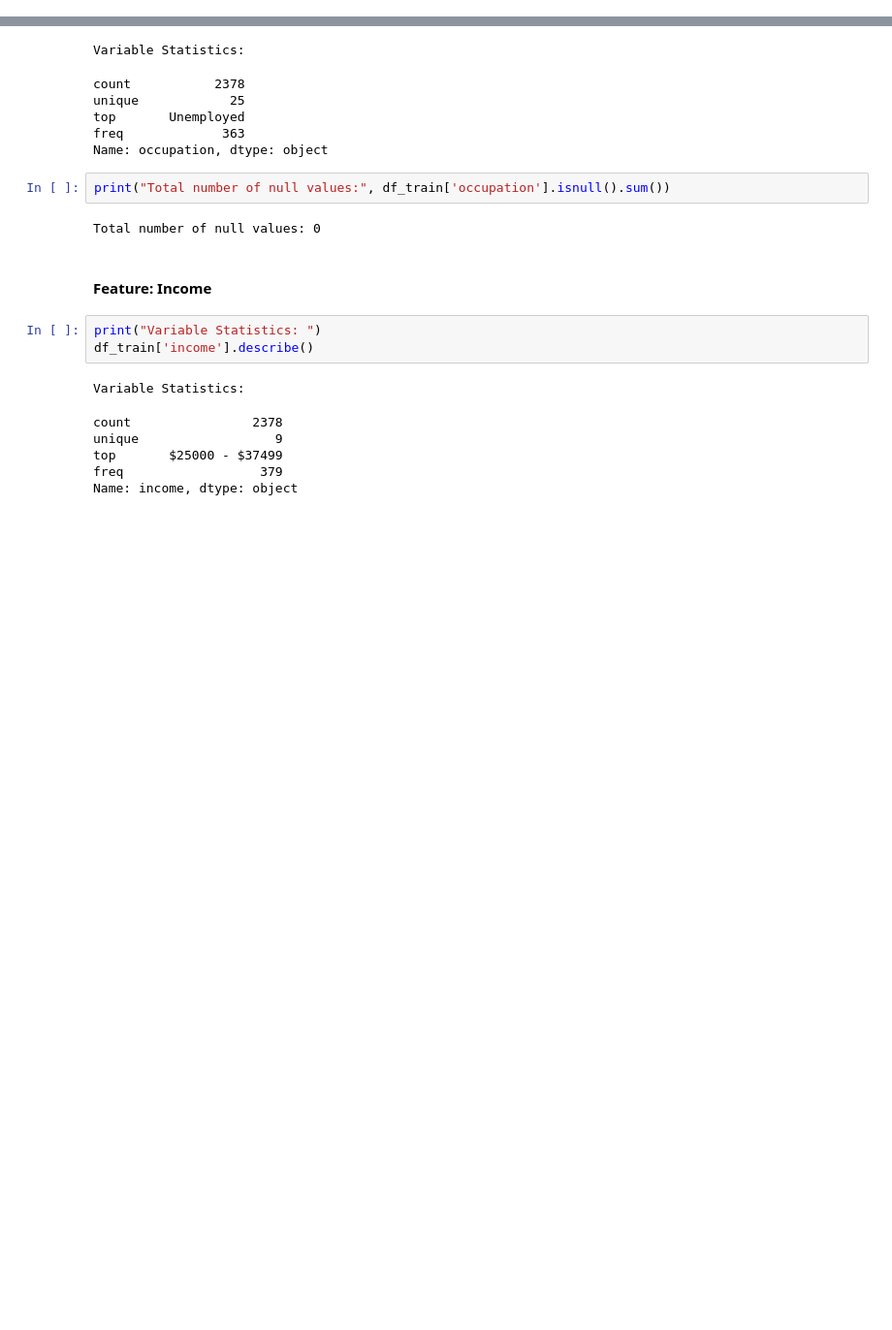
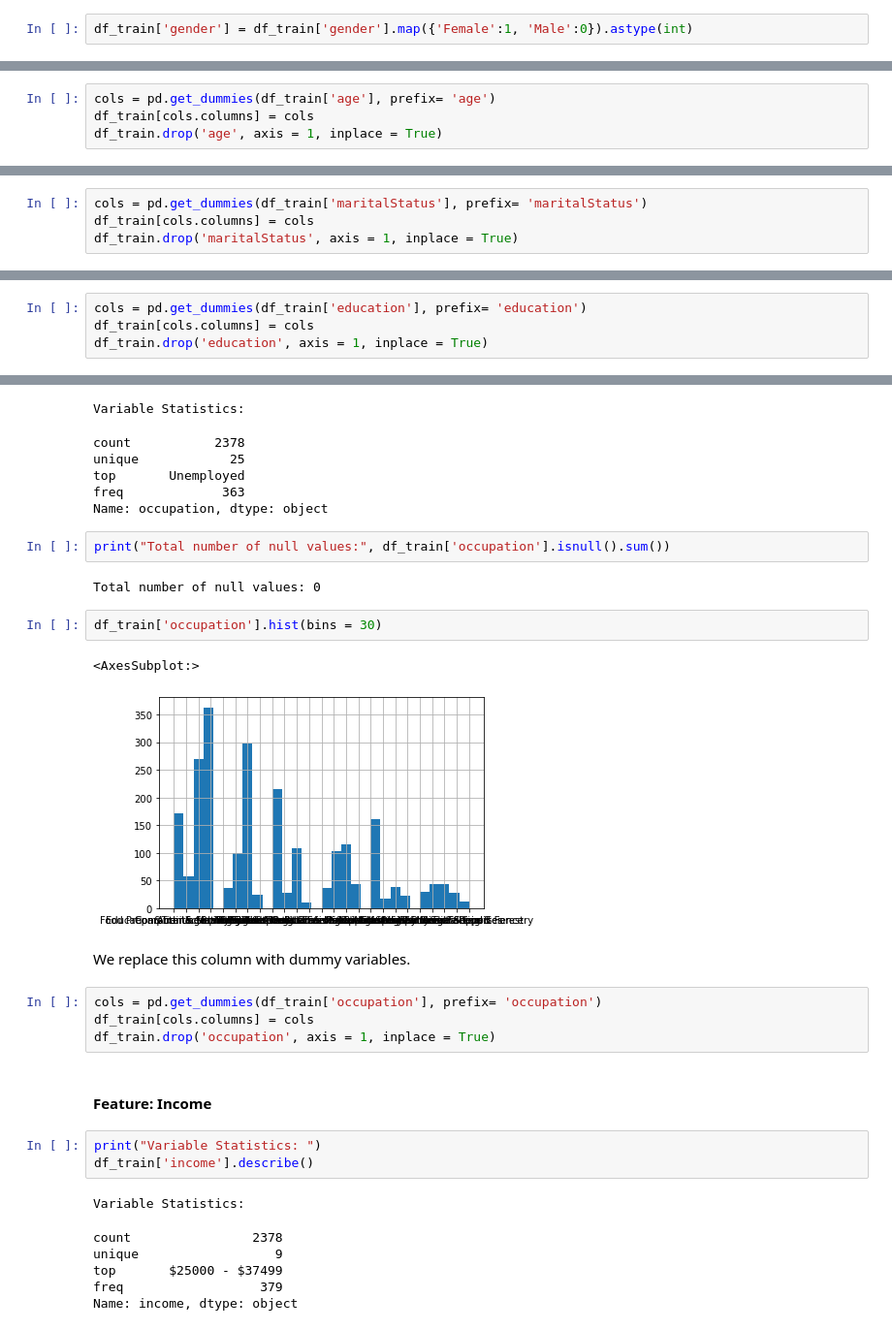
Before and after one commit to ddahiya16/Machine-Learning, a Jupyter notebook: Exam - Summer 2021.ipynb, the cells around one changed output, grey strips where cells are left out. Shown at 97% size. Cells and saved outputs as stored; diff of their text form; blank space fills up the shorter version.

```diff
--- a/Exam - Summer 2021.ipynb
+++ b/Exam - Summer 2021.ipynb
@@ -420,3 +462,5 @@ df_train['gender'] = df_train['gender'].fillna(df_train['gender'].mode()[0])
+# %%
+df_train['gender'] = df_train['gender'].map({'Female':1, 'Male':0}).astype(int)
 # %% [markdown]
 #### Feature: Age
 # %%
@@ -445,3 +491,7 @@ df_train['age'] = df_train['age'].fillna(df_train['age'].mode()[0])
+# %%
+cols = pd.get_dummies(df_train['age'], prefix= 'age')
+df_train[cols.columns] = cols
+df_train.drop('age', axis = 1, inplace = True)
 # %% [markdown]
 #### Feature: Marital Status
 # %%
@@ -466,3 +518,7 @@ df_train['maritalStatus'].hist(bins=10)
+# %%
+cols = pd.get_dummies(df_train['maritalStatus'], prefix= 'maritalStatus')
+df_train[cols.columns] = cols
+df_train.drop('maritalStatus', axis = 1, inplace = True)
 # %% [markdown]
 #### Feature: Has_children
 # %%
@@ -516,3 +574,7 @@ df_train['education'].hist(bins=10, xlabelsize=5)
+# %%
+cols = pd.get_dummies(df_train['education'], prefix= 'education')
+df_train[cols.columns] = cols
+df_train.drop('education', axis = 1, inplace = True)
 # %% [markdown]
 #### Feature: Occupation
 # %%
@@ -529,6 +591,17 @@ Name: occupation, dtype: object
 print("Total number of null values:", df_train['occupation'].isnull().sum())
 # %% [output]
 Total number of null values: 0
+# %%
+df_train['occupation'].hist(bins = 30)
+# %% [output]
+<AxesSubplot:>
+[figure, added]
+# %% [markdown]
+We replace this column with dummy variables.
+# %%
+cols = pd.get_dummies(df_train['occupation'], prefix= 'occupation')
+df_train[cols.columns] = cols
+df_train.drop('occupation', axis = 1, inplace = True)
 # %% [markdown]
 #### Feature: Income
 # %%
```
Also changed, not shown: parts of 167 cells of this notebook.
